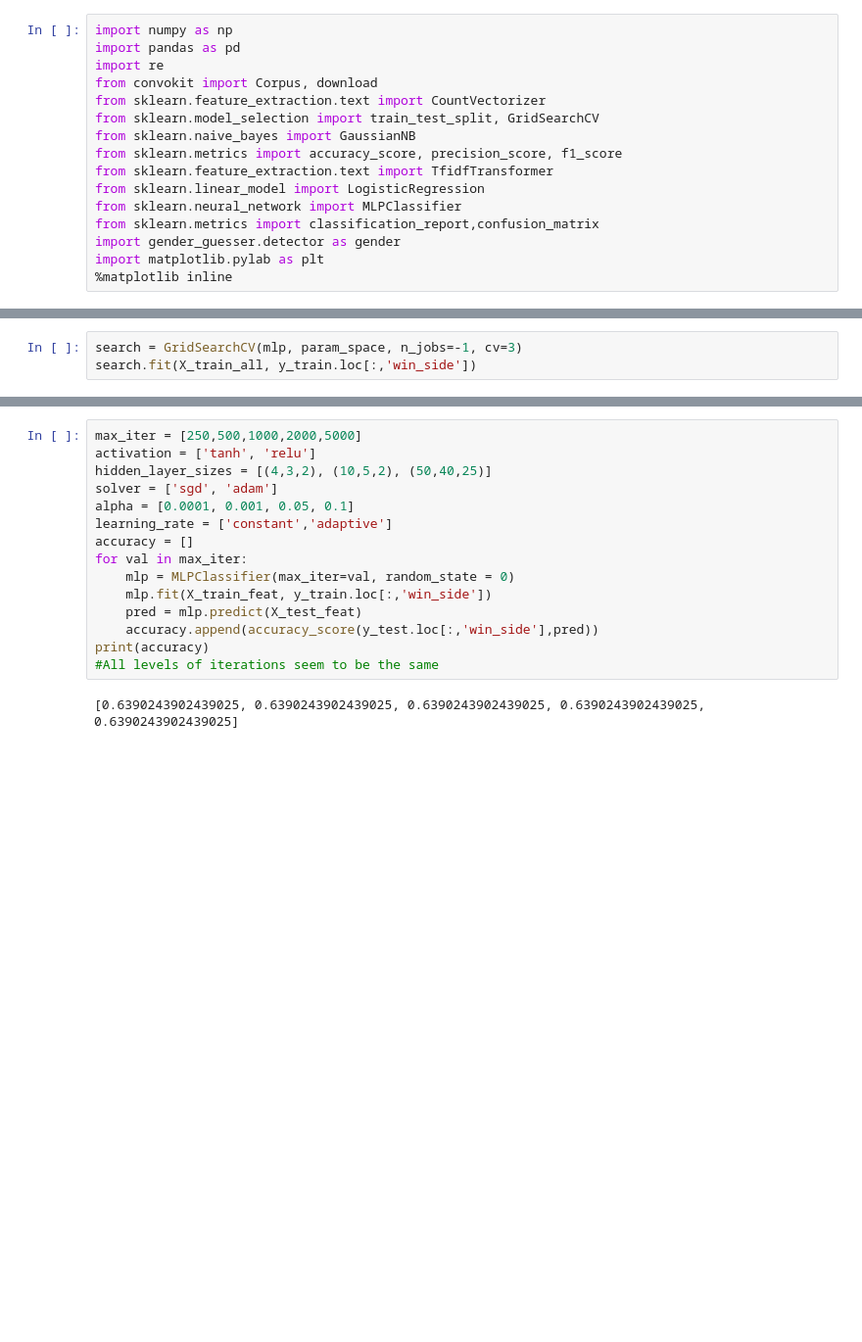
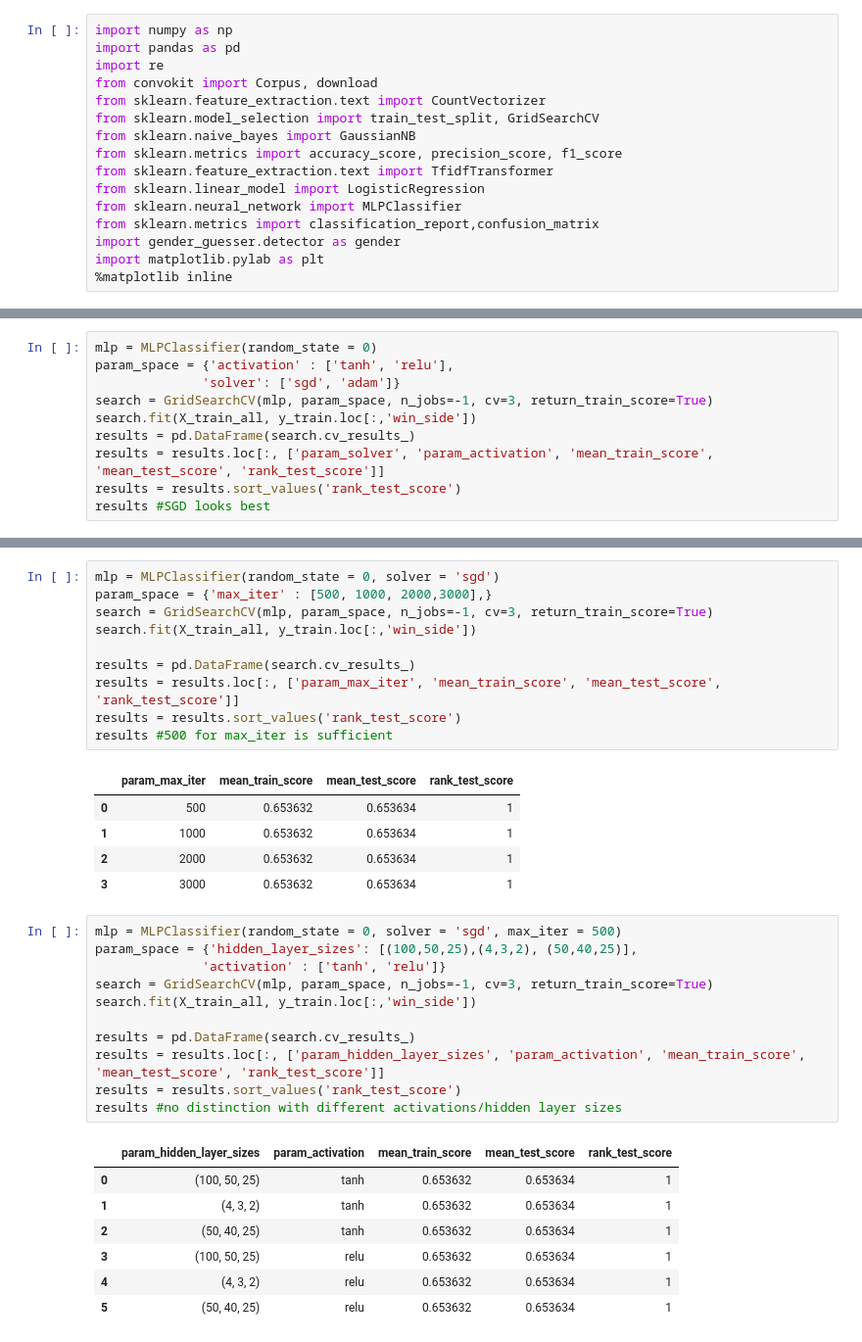
Before and after one commit to baueramari/team-supreme, a Jupyter notebook: MLP_Tuning_AB.ipynb, the cells around one changed output, grey strips where cells are left out. Shown at 98% size. Saved outputs shown, nothing was run; the diff lists cells and outputs as text; blank space fills up the shorter version.

```diff
--- a/MLP_Tuning_AB.ipynb
+++ b/MLP_Tuning_AB.ipynb
@@ -29,6 +38,13 @@ param_space = {'activation' : ['tanh', 'relu'],
 # %%
-search = GridSearchCV(mlp, param_space, n_jobs=-1, cv=3)
+mlp = MLPClassifier(random_state = 0)
+param_space = {'activation' : ['tanh', 'relu'],
+              'solver': ['sgd', 'adam']}
+search = GridSearchCV(mlp, param_space, n_jobs=-1, cv=3, return_train_score=True)
 search.fit(X_train_all, y_train.loc[:,'win_side'])
+results = pd.DataFrame(search.cv_results_)
+results = results.loc[:, ['param_solver', 'param_activation', 'mean_train_score', 'mean_test_score', 'rank_test_score']]
+results = results.sort_values('rank_test_score')
+results #SGD looks best
 # %% [output]
 GridSearchCV(cv=3, estimator=MLPClassifier(random_state=0), n_jobs=-1,
              param_grid={'activation': ['tanh', 'relu'],
@@ -85,17 +60,35 @@ array([0.65892318, 0.65401673, 0.65892318, 0.65401673, 0.65892318,
-# %%
-max_iter = [250,500,1000,2000,5000]
-activation = ['tanh', 'relu']
-hidden_layer_sizes = [(4,3,2), (10,5,2), (50,40,25)]
-solver = ['sgd', 'adam']
-alpha = [0.0001, 0.001, 0.05, 0.1]
-learning_rate = ['constant','adaptive']
-accuracy = []
-for val in max_iter:
-    mlp = MLPClassifier(max_iter=val, random_state = 0)
-    mlp.fit(X_train_feat, y_train.loc[:,'win_side'])
-    pred = mlp.predict(X_test_feat)
-    accuracy.append(accuracy_score(y_test.loc[:,'win_side'],pred))
-print(accuracy)
-#All levels of iterations seem to be the same
-# %% [output]
-[0.6390243902439025, 0.6390243902439025, 0.6390243902439025, 0.6390243902439025, 0.6390243902439025]
+# %%
+mlp = MLPClassifier(random_state = 0, solver = 'sgd')
+param_space = {'max_iter' : [500, 1000, 2000,3000],}
+search = GridSearchCV(mlp, param_space, n_jobs=-1, cv=3, return_train_score=True)
+search.fit(X_train_all, y_train.loc[:,'win_side'])
+
+results = pd.DataFrame(search.cv_results_)
+results = results.loc[:, ['param_max_iter', 'mean_train_score', 'mean_test_score', 'rank_test_score']]
+results = results.sort_values('rank_test_score')
+results #500 for max_iter is sufficient
+# %% [output]
+|  | param_max_iter | mean_train_score | mean_test_score | rank_test_score |
+| 0 | 500 | 0.653632 | 0.653634 | 1 |
+| 1 | 1000 | 0.653632 | 0.653634 | 1 |
+| 2 | 2000 | 0.653632 | 0.653634 | 1 |
+| 3 | 3000 | 0.653632 | 0.653634 | 1 |
+# %%
+mlp = MLPClassifier(random_state = 0, solver = 'sgd', max_iter = 500)
+param_space = {'hidden_layer_sizes': [(100,50,25),(4,3,2), (50,40,25)],
+              'activation' : ['tanh', 'relu']}
+search = GridSearchCV(mlp, param_space, n_jobs=-1, cv=3, return_train_score=True)
+search.fit(X_train_all, y_train.loc[:,'win_side'])
+
+results = pd.DataFrame(search.cv_results_)
+results = results.loc[:, ['param_hidden_layer_sizes', 'param_activation', 'mean_train_score', 'mean_test_score', 'rank_test_score']]
+results = results.sort_values('rank_test_score')
+results #no distinction with different activations/hidden layer sizes
+# %% [output]
+|  | param_hidden_layer_sizes | param_activation | mean_train_score | mean_test_score | rank_test_score |
+| 0 | (100, 50, 25) | tanh | 0.653632 | 0.653634 | 1 |
+| 1 | (4, 3, 2) | tanh | 0.653632 | 0.653634 | 1 |
+| 2 | (50, 40, 25) | tanh | 0.653632 | 0.653634 | 1 |
+| 3 | (100, 50, 25) | relu | 0.653632 | 0.653634 | 1 |
+| 4 | (4, 3, 2) | relu | 0.653632 | 0.653634 | 1 |
+| 5 | (50, 40, 25) | relu | 0.653632 | 0.653634 | 1 |
```
Also changed, not shown: parts of 18 cells of this notebook, 2 other files.
